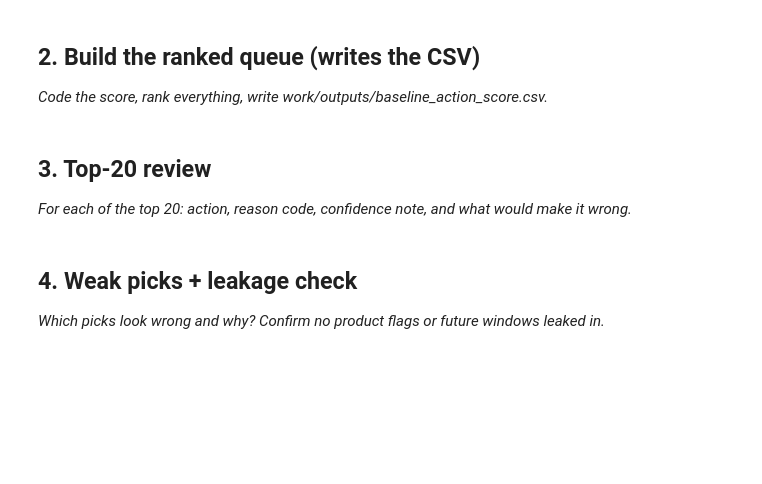
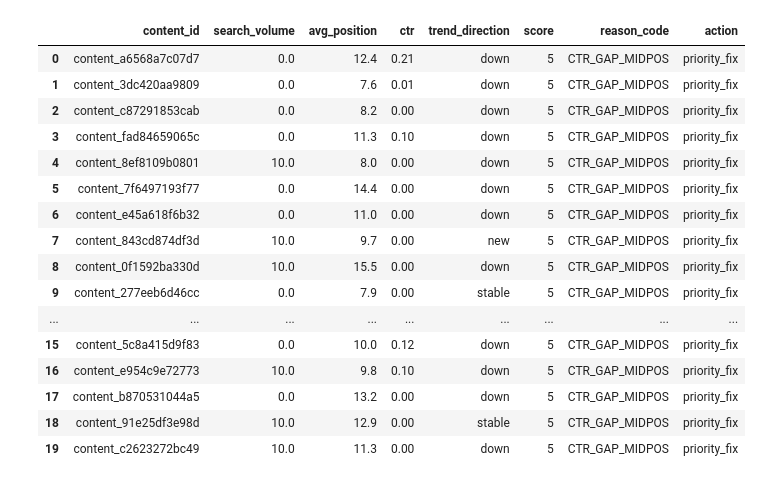
Before and after one commit to whozahm3d/flyrank-ml-internship, a Jupyter notebook: work/notebooks/w04_baseline_score.ipynb, the cells around one changed output. Drawn from its saved outputs; the diff is of its cells as text; code cells hidden in the pictures; blank space fills up the shorter version.

```diff
--- a/work/notebooks/w04_baseline_score.ipynb
+++ b/work/notebooks/w04_baseline_score.ipynb
@@ -12,0 +37,13 @@ This skeleton is yours to fill. Work the sections **in order** — each one has
+# %%
+# This cell is for CODE (numbers, a query, a check).
+# Write your text answer in the cell ABOVE this one — typing sentences here breaks Run All.
+
+import pandas as pd
+import numpy as np
+
+pd.set_option("display.max_columns", 100)
+pd.set_option("display.width", 140)
+
+DATA_PATH = "data/raw/content_refresh_anonymized.csv"
+df = pd.read_csv(DATA_PATH)
+print(f"rows: {len(df):,}  cols: {df.shape[1]}")
@@ -12,0 +219,22 @@ This skeleton is yours to fill. Work the sections **in order** — each one has
+# %%
+# This cell is for CODE (numbers, a query, a check).
+# Write your text answer in the cell ABOVE this one — typing sentences here breaks Run All.
+
+import os
+
+scored = df.apply(score_row, axis=1)
+queue = pd.concat([df[["content_id", "search_volume", "avg_position", "ctr", "trend_direction"]], scored], axis=1)
+queue = queue.sort_values("score", ascending=False).reset_index(drop=True)
+
+print("Action label distribution:")
+print(queue["action"].value_counts())
+print("\nReason code distribution:")
+print(queue["reason_code"].value_counts())
+print("\nScore distribution:")
+print(queue["score"].value_counts().sort_index())
+
+os.makedirs("work/outputs", exist_ok=True)
+queue.to_csv("work/outputs/baseline_action_score.csv", index=False)
+print(f"\nWrote {len(queue):,} rows to work/outputs/baseline_action_score.csv")
+
+queue.head(10)
@@ -13,7 +353,25 @@ This skeleton is yours to fill. Work the sections **in order** — each one has
 # %%
 # This cell is for CODE (numbers, a query, a check).
 # Write your text answer in the cell ABOVE this one — typing sentences here breaks Run All.
+
+top20 = queue.head(20).copy()
+pd.set_option("display.max_rows", 20)
+top20
+# %% [output]
+|  | content_id | search_volume | avg_position | ctr | trend_direction | score | reason_code | action |
+| 0 | content_a6568a7c07d7 | 0.0 | 12.4 | 0.21 | down | 5 | CTR_GAP_MIDPOS | priority_fix |
+| 1 | content_3dc420aa9809 | 0.0 | 7.6 | 0.01 | down | 5 | CTR_GAP_MIDPOS | priority_fix |
+| 2 | content_c87291853cab | 0.0 | 8.2 | 0.00 | down | 5 | CTR_GAP_MIDPOS | priority_fix |
+| 3 | content_fad84659065c | 0.0 | 11.3 | 0.10 | down | 5 | CTR_GAP_MIDPOS | priority_fix |
+| 4 | content_8ef8109b0801 | 10.0 | 8.0 | 0.00 | down | 5 | CTR_GAP_MIDPOS | priority_fix |
+| 5 | content_7f6497193f77 | 0.0 | 14.4 | 0.00 | down | 5 | CTR_GAP_MIDPOS | priority_fix |
+| 6 | content_e45a618f6b32 | 0.0 | 11.0 | 0.00 | down | 5 | CTR_GAP_MIDPOS | priority_fix |
+| 7 | content_843cd874df3d | 10.0 | 9.7 | 0.00 | new | 5 | CTR_GAP_MIDPOS | priority_fix |
+| 8 | content_0f1592ba330d | 10.0 | 15.5 | 0.00 | down | 5 | CTR_GAP_MIDPOS | priority_fix |
+| 9 | content_277eeb6d46cc | 0.0 | 7.9 | 0.00 | stable | 5 | CTR_GAP_MIDPOS | priority_fix |
+| ... | ... | ... | ... | ... | ... | ... | ... | ... |
+| 15 | content_5c8a415d9f83 | 0.0 | 10.0 | 0.12 | down | 5 | CTR_GAP_MIDPOS | priority_fix |
+| 16 | content_e954c9e72773 | 10.0 | 9.8 | 0.10 | down | 5 | CTR_GAP_MIDPOS | priority_fix |
+| 17 | content_b870531044a5 | 0.0 | 13.2 | 0.00 | down | 5 | CTR_GAP_MIDPOS | priority_fix |
+| 18 | content_91e25df3e98d | 10.0 | 12.9 | 0.00 | stable | 5 | CTR_GAP_MIDPOS | priority_fix |
+| 19 | content_c2623272bc49 | 10.0 | 11.3 | 0.00 | down | 5 | CTR_GAP_MIDPOS | priority_fix |
-# %% [markdown]
-## 2. Build the ranked queue (writes the CSV)
-
-*Code the score, rank everything, write work/outputs/baseline_action_score.csv.*
@@ -23,4 +377,0 @@ This skeleton is yours to fill. Work the sections **in order** — each one has
-# %% [markdown]
-## 3. Top-20 review
-
-*For each of the top 20: action, reason code, confidence note, and what would make it wrong.*
@@ -30,4 +377,0 @@ This skeleton is yours to fill. Work the sections **in order** — each one has
-# %% [markdown]
-## 4. Weak picks + leakage check
-
-*Which picks look wrong and why? Confirm no product flags or future windows leaked in.*
```
Also changed, not shown: parts of 27 cells of this notebook.
